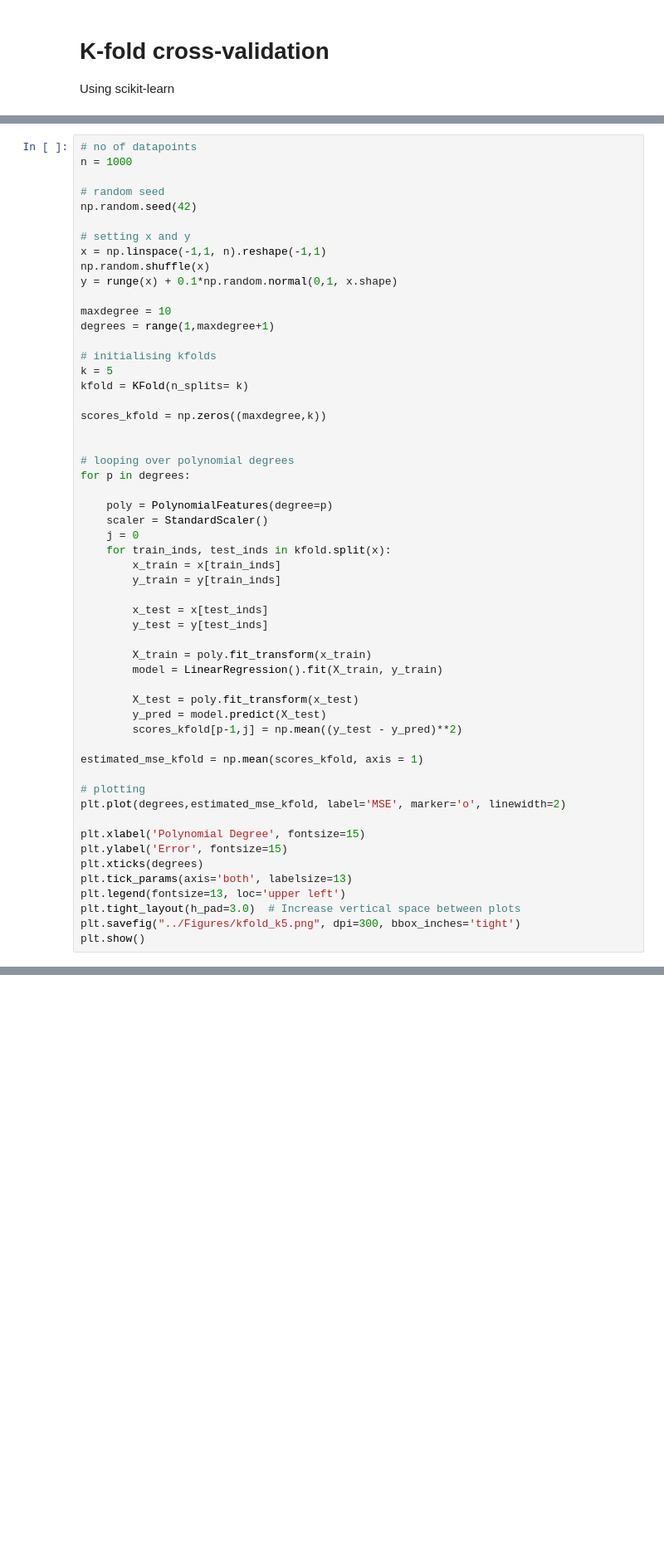
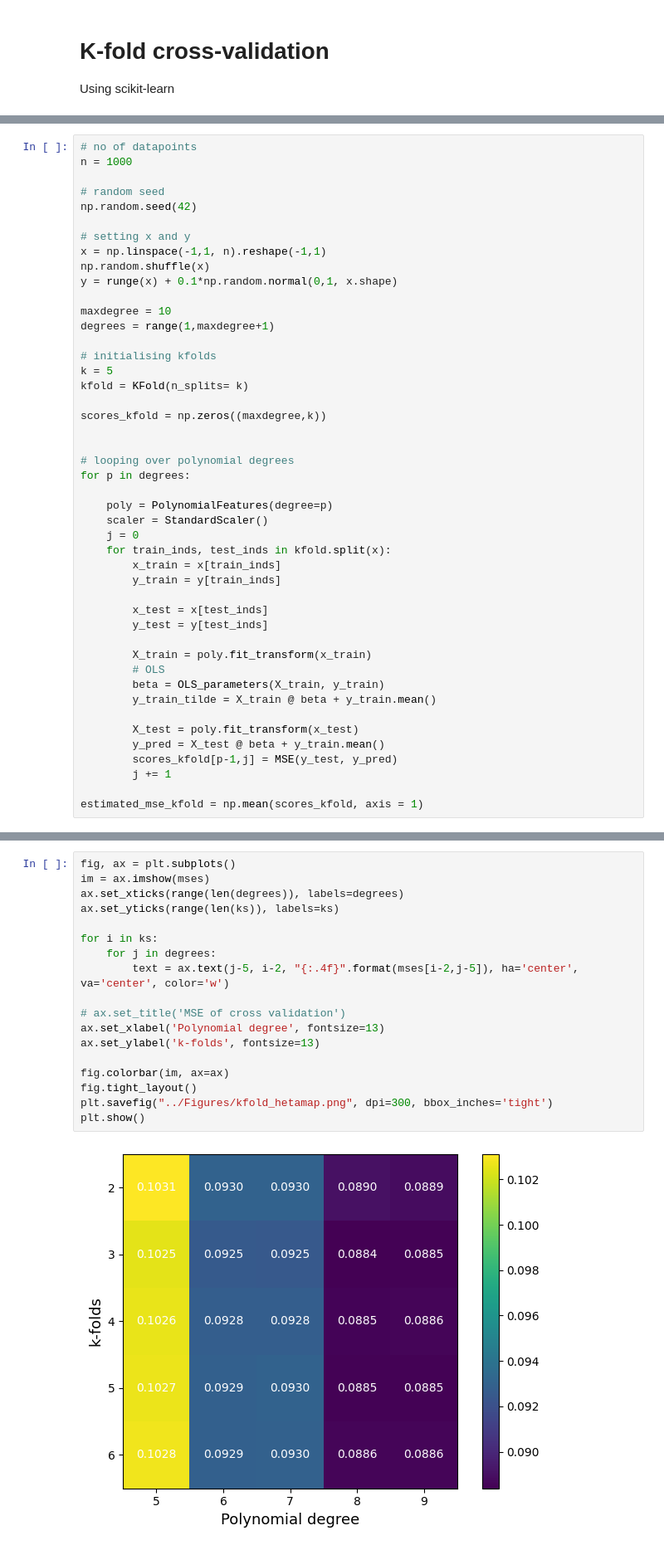
Before and after one commit to m-nader/FYS-STK4155-group14, a Jupyter notebook: project_1/Code/kfold.ipynb, the cells around one changed output, grey strips where cells are left out. Shown: that part at 83% size. Cells and saved outputs as stored; diff of their text form; blank space fills up the shorter version.

```diff
--- a/project_1/Code/kfold.ipynb
+++ b/project_1/Code/kfold.ipynb
@@ -49,23 +49,14 @@ for p in degrees:
         y_test = y[test_inds]
 
         X_train = poly.fit_transform(x_train)
-        model = LinearRegression().fit(X_train, y_train)
+        # OLS
+        beta = OLS_parameters(X_train, y_train)
+        y_train_tilde = X_train @ beta + y_train.mean()
 
         X_test = poly.fit_transform(x_test)
-        y_pred = model.predict(X_test)
-        scores_kfold[p-1,j] = np.mean((y_test - y_pred)**2)
+        y_pred = X_test @ beta + y_train.mean()
+        scores_kfold[p-1,j] = MSE(y_test, y_pred)
+        j += 1
 
 estimated_mse_kfold = np.mean(scores_kfold, axis = 1)
-
-# plotting
-plt.plot(degrees,estimated_mse_kfold, label='MSE', marker='o', linewidth=2)
-
-plt.xlabel('Polynomial Degree', fontsize=15)
-plt.ylabel('Error', fontsize=15)
-plt.xticks(degrees)
-plt.tick_params(axis='both', labelsize=13)
-plt.legend(fontsize=13, loc='upper left')
-plt.tight_layout(h_pad=3.0)  # Increase vertical space between plots
-plt.savefig("../Figures/kfold_k5.png", dpi=300, bbox_inches='tight')
-plt.show()
 # %% [output]
@@ -72,0 +143,20 @@ plt.show()
+# %%
+fig, ax = plt.subplots()
+im = ax.imshow(mses)
+ax.set_xticks(range(len(degrees)), labels=degrees)
+ax.set_yticks(range(len(ks)), labels=ks)
+
+for i in ks:
+    for j in degrees:
+        text = ax.text(j-5, i-2, "{:.4f}".format(mses[i-2,j-5]), ha='center', va='center', color='w')
+
+# ax.set_title('MSE of cross validation')
+ax.set_xlabel('Polynomial degree', fontsize=13)
+ax.set_ylabel('k-folds', fontsize=13)
+
+fig.colorbar(im, ax=ax)
+fig.tight_layout()
+plt.savefig("../Figures/kfold_hetamap.png", dpi=300, bbox_inches='tight')
+plt.show()
+# %% [output]
+[figure, added]
```
Also changed, not shown: parts of 7 cells of this notebook, 6 other files.
